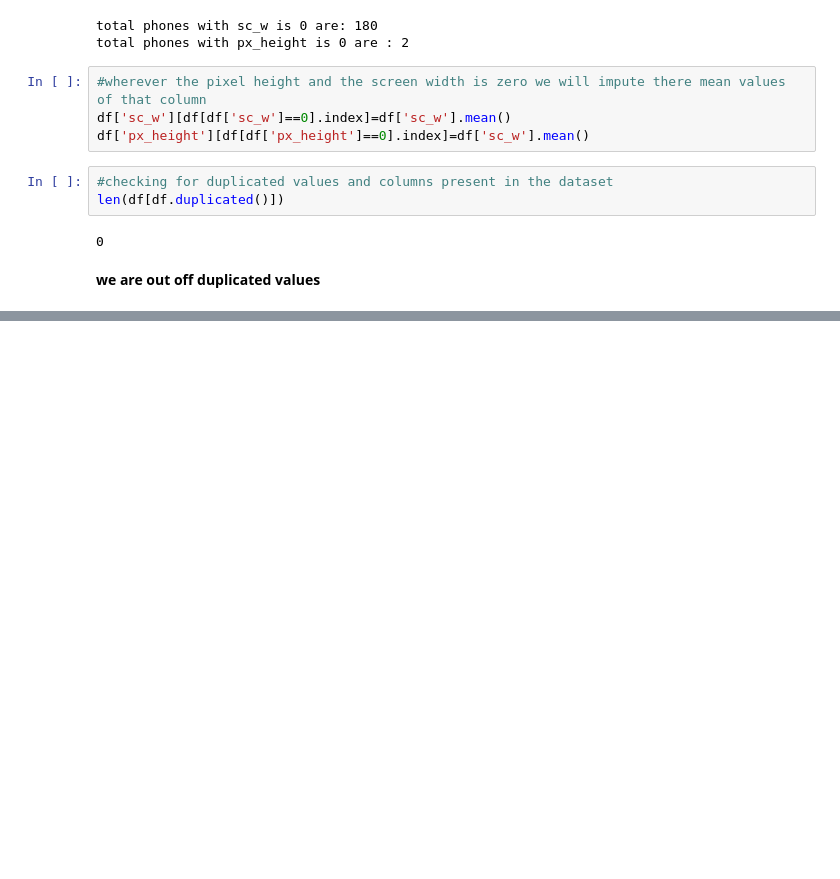
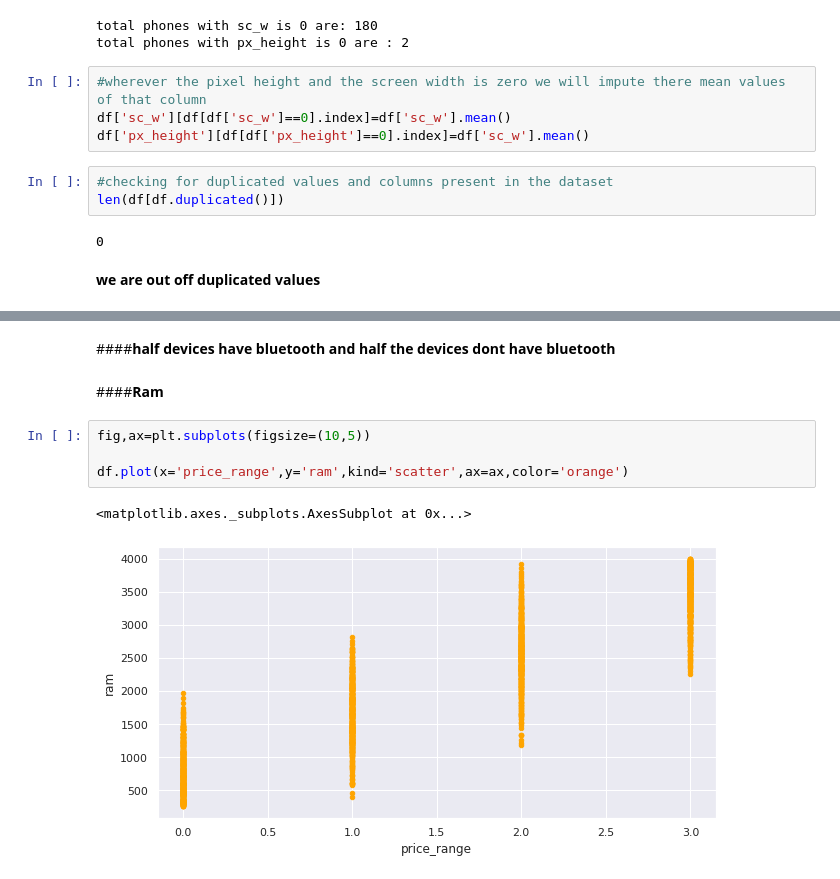
Before and after one commit to harshadsavle/mobile_price_range_prediction, a Jupyter notebook: data_mobile_price_range.ipynb, the cells around one changed output, grey strips where cells are left out. Cells and saved outputs as stored; diff of their text form; blank space fills up the shorter version.

```diff
--- a/data_mobile_price_range.ipynb
+++ b/data_mobile_price_range.ipynb
@@ -166,0 +243,11 @@ len(df[df.duplicated()])
+# %% [markdown]
+####**half devices have bluetooth and half the devices dont have bluetooth**
+# %% [markdown]
+####**Ram**
+# %%
+fig,ax=plt.subplots(figsize=(10,5))
+
+df.plot(x='price_range',y='ram',kind='scatter',ax=ax,color='orange')
+# %% [output]
+<matplotlib.axes._subplots.AxesSubplot at 0x...>
+[figure, added]
```
Also changed, not shown: parts of 46 cells of this notebook.
